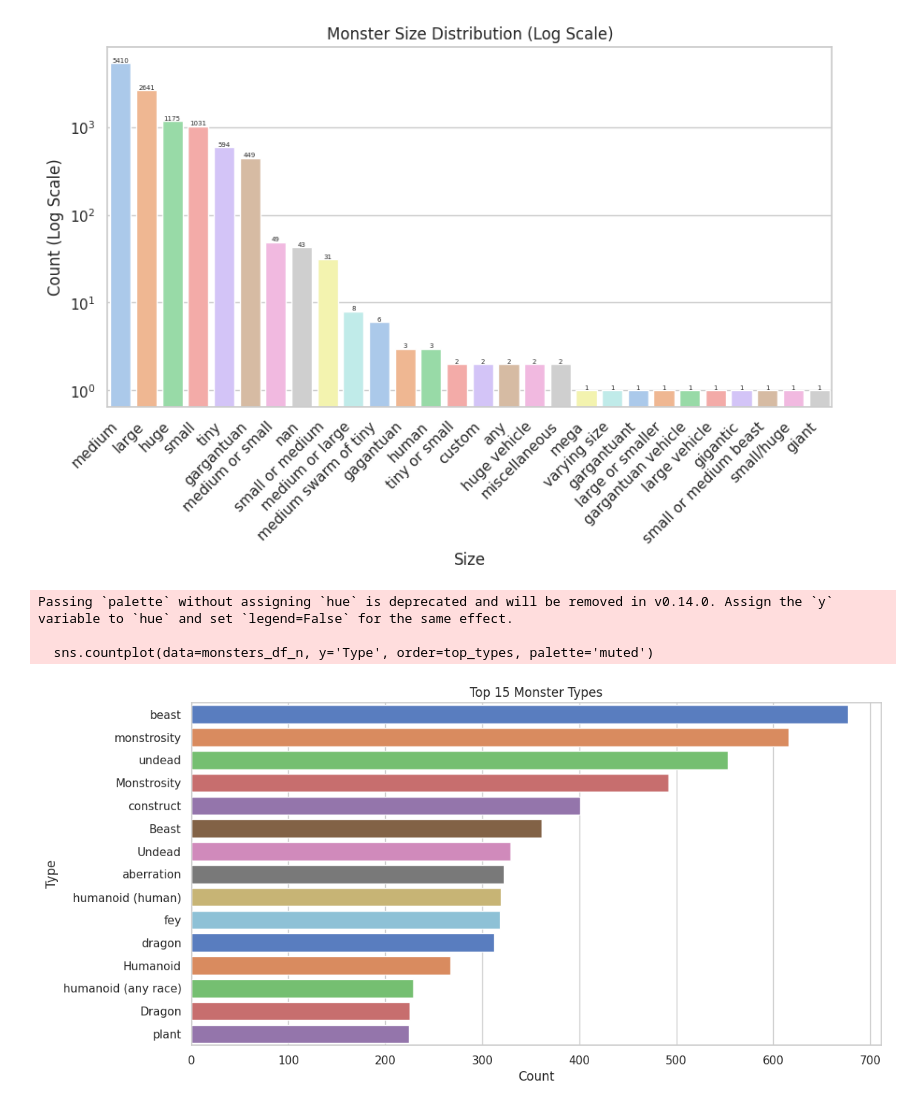
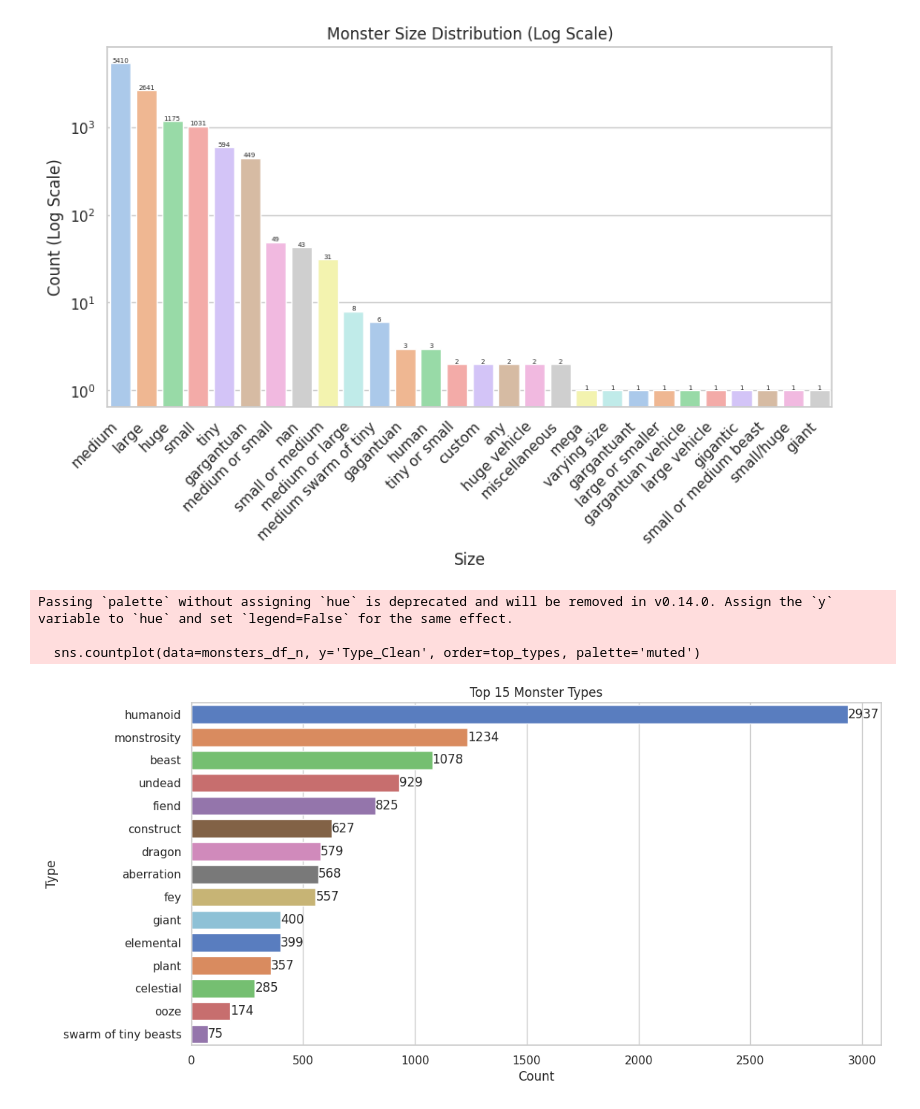
Before and after one commit to baakhoff/research, a Jupyter notebook: notebooks/dnd_research.ipynb, the cells around one changed output. Cells and saved outputs as stored; diff of their text form; code cells hidden in the pictures.

Commit message:
feat: Add AC and HP data cleaning to D&D research notebook

```diff
--- a/notebooks/dnd_research.ipynb
+++ b/notebooks/dnd_research.ipynb
@@ -223,6 +223,12 @@ ability_scores = ['STR', 'DEX', 'CON', 'INT', 'WIS', 'CHA']
 for score in ability_scores:
     monsters_df_n[score + '_Clean'] = pd.to_numeric(monsters_df_n[score], errors='coerce')
 
+monsters_df_n['AC_Clean'] = monsters_df_n['AC'].astype(str).str.extract(r'(\d+)').astype(float)
+monsters_df_n['HP_Clean'] = monsters_df_n['HP'].astype(str).str.extract(r'(\d+)\s*\(?').astype(float)
+
+
+
+# Clean Size
 monsters_df_n['Size_Clean'] = monsters_df_n['Size'].astype(str).str.lower().str.replace(r'\s*\(.*\)', '', regex=True).str.strip()
 
 # 1. Size Distribution
@@ -257,17 +263,22 @@ Passing `palette` without assigning `hue` is deprecated and will be removed in v
   sns.countplot(data=monsters_df_n, x='Size_Clean', palette='pastel', order=monsters_df_n['Size_Clean'].value_counts().index)
 [figure]
 # %%
-# 2. Type Distribution (Top 15)
+# Clean Types
+monsters_df_n['Type_Clean'] = monsters_df_n['Type'].str.lower().str.replace(r'\s*\(.*\)', '', regex=True).str.strip()
+
+# Type Distribution (Top 15)
 plt.figure(figsize=(12, 6))
-top_types = monsters_df_n['Type'].value_counts().head(15).index
-sns.countplot(data=monsters_df_n, y='Type', order=top_types, palette='muted')
+top_types = monsters_df_n['Type_Clean'].value_counts().head(15).index
+sns.countplot(data=monsters_df_n, y='Type_Clean', order=top_types, palette='muted')
 plt.title('Top 15 Monster Types')
 plt.xlabel('Count')
 plt.ylabel('Type')
+for container in plt.gca().containers:
+    plt.gca().bar_label(container)
 plt.show()
 # %% [output]
 Passing `palette` without assigning `hue` is deprecated and will be removed in v0.14.0. Assign the `y` variable to `hue` and set `legend=False` for the same effect.
 
-  sns.countplot(data=monsters_df_n, y='Type', order=top_types, palette='muted')
+  sns.countplot(data=monsters_df_n, y='Type_Clean', order=top_types, palette='muted')
-[figure, old version]
+[figure, new version]
 # %%
```
Also changed, not shown: parts of 6 cells of this notebook.
